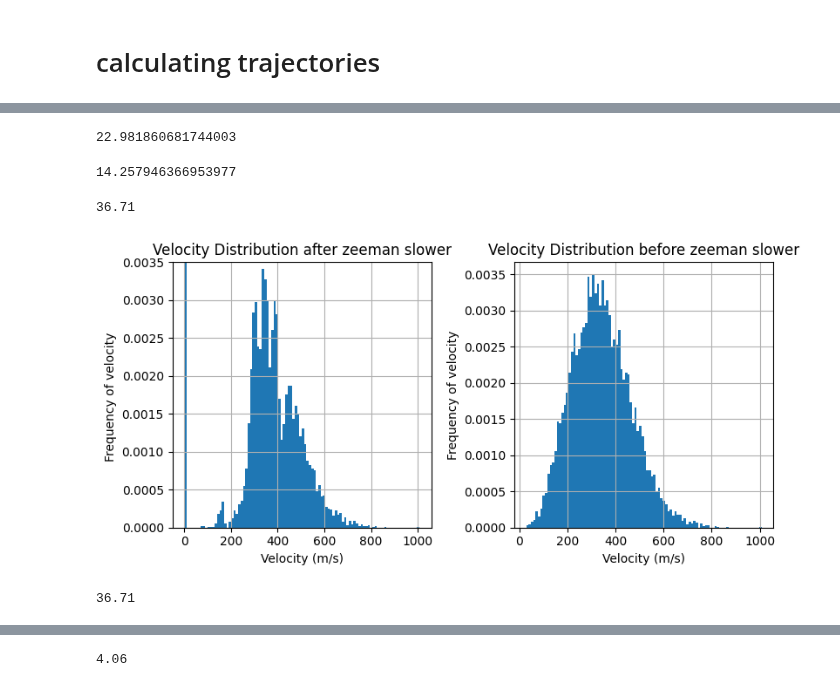
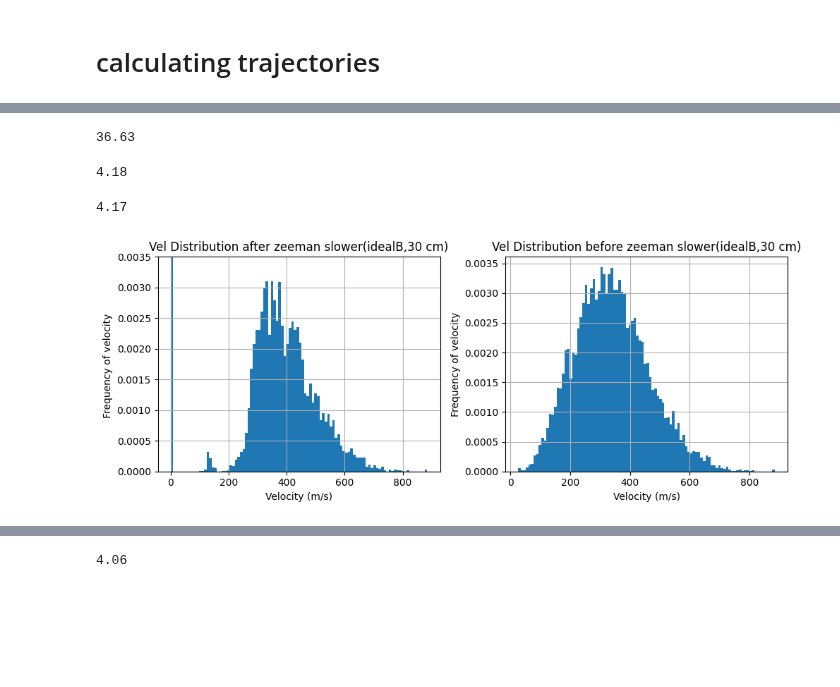
Before and after one commit to benfox4543/YB-zeeman-slower, a Jupyter notebook: zeeman slower_yb(fix after loosing good one).ipynb, the cells around one changed output, grey strips where cells are left out. Cells and saved outputs as stored; diff of their text form; code cells hidden in the pictures; blank space fills up the shorter version.

```diff
--- a/zeeman slower_yb(fix after loosing good one).ipynb
+++ b/zeeman slower_yb(fix after loosing good one).ipynb
@@ -277,6 +300,7 @@ linGrad = pylcp.magField(lambda R: bf(R))
 # %% [markdown]
 # calculating and ploting force proifle
 # %%
+#when using ideal magfield it has to be off due
 det = np.linspace(-30,0,100)
 
 force_profiles = {}
@@ -285,11 +309,11 @@ j  = 0
 b = 0
 
 laserBeams = pylcp.laserBeams([
-{'kvec':np.array([0, 0, -1]), 's': 5,'pol_coord':'spherical', 'pol':np.array([-1,0,1 ]), 'delta': (E_e_D2[2]-E_g_D2[0]) -15*gamma},],
+{'kvec':np.array([0, 0, -1]), 's': 5,'pol_coord':'spherical', 'pol':np.array([1,0,1]), 'delta': (E_e_D2[2]-E_g_D2[0]) - det[24]*gamma},],
 beam_type=pylcp.infinitePlaneWaveBeam)
-rateeq = pylcp.rateeq(laserBeams, linGrad, hamiltonian_D2, include_mag_forces=True)
+rateeq = pylcp.rateeq(laserBeams, linGrad, hamiltonian_D2, include_mag_forces=False)
 x = np.arange(0, 2*L, 0.5)/(x0)
-v = np.arange(0, 600,10)/vc
+v = np.arange(0, 1100,10)/vc
 
 
 X, V = np.meshgrid(x, v)
@@ -359,9 +385,9 @@ def find_nearest_value(lst, target):
     return nearest
 # %%
 # Constants
-k_B = 1.38065e-23  # Boltzmann constant in J/K
-mass_amu = 173  # Atomic mass of Yb-173
-mass_kg = mass_amu * 1.66054e-27  # Convert to kilograms
+k_B = cts.k  # Boltzmann constant in J/K
+ # Atomic mass of Yb-173
+mass_kg = mass_lab  # Convert to kilograms
 temperature = 405 + 273.15  # Convert Celsius to Kelvin
 
 # Velocity Probability Function
@@ -401,7 +425,7 @@ def simulate_trajectory(v_0, t_span,f_interp, mass_lab):
     for q in range(len(t_span)):
         dt = t_span[q] - di
 
-        if s > 0.23 or v_0 < 0:  # Break condition
+        if s > 0.3 or v_0 < 0:  # Break condition
             break
 
         # Interpolate the force profile
@@ -430,11 +454,11 @@ velocities[0]
 # %%
-v_z_n = []
+v_z = []
 z_t_n = []
 capture_effeciecency = []
 v_z_n = []
 t_n_all = []
 t_max = 0.05
-t_span = np.linspace(0, t_max, 10000)
+t_span = np.linspace(0, t_max, 1000000)
 
 #for key in force_profiles:
 f_interp = RegularGridInterpolator((np.array(v)*vc,np.array(x)*x0/100),rateeq.profile['Fz'].F[2]*Fc,method='linear')
@@ -445,11 +469,12 @@ for i in range(len(velocities)):
         v_t,x_t,t = simulate_trajectory(velocities[i], t_span, f_interp,mass_lab)
         v_z.append(v_t)
         z_t.append(x_t)
-c = 0
+
+c1 = 0
 for i in v_z:
         if i[-1] < 50:
-                c = c+1
-print(c)
-capture_effeciecency.append(c)
+                c1 = c1+1
+print(c1)
+capture_effeciecency.append(c1)
 #plt.plot(det,capture_effeciecency)
 # %% [output]
@@ -461,40 +482,38 @@ c/10000*100
+# %%
+print(3663*100/10000)
+c1*100/10000
+# %% [output]
+36.63
+4.18
 # %%
 final_velocity = []
 initial_velocity = []
 for i in v_z:
     final_velocity.append(i[-1])
     initial_velocity.append(i[0])
-# %%
-400**2/((2*1e-19/mass_lab))*100
-# %% [output]
-22.981860681744003
-# %%
-((144- 400)**2 +2*400*(144-350))/(2*(-1e-19/mass_lab))*100
-# %% [output]
-14.257946366953977
 # %%
 c = 0
-for i in v_z:
-        if i[-1] < 144:
-                c = c+1
+for i in initial_velocity:
+    if i < 144:
+        c = c+1
 print(c*100/10000)
 # %% [output]
-36.71
+4.17
 # %%
-fig, ax = plt.subplots(1, 2, figsize=(8, 4))
+fig, ax = plt.subplots(1, 2, figsize=(10, 4))
 
 ax[0].hist(final_velocity, bins=100, density=True)
 ax[1].hist(initial_velocity, bins=100, density=True)
 
 ax[0].grid()
 ax[1].grid()
-ax[0].set_title('Velocity Distribution after zeeman slower')
-ax[1].set_title('Velocity Distribution before zeeman slower')
+ax[0].set_title('Vel Distribution after zeeman slower(idealB,30 cm)')
+ax[1].set_title('Vel Distribution before zeeman slower(idealB,30 cm)')
 ax[0].set_ylabel('Frequency of velocity ')
 ax[1].set_xlabel('Velocity (m/s)' )
 ax[0].set_xlabel('Velocity (m/s)')
 ax[1].set_ylabel('Frequency of velocity')
 ax[0].set_ylim([0,0.0035])
 plt.tight_layout()
 # %% [output]
-[figure, old version]
+[figure, new version]
@@ -506,4 +519,0 @@ for i in final_velocity:
-# %%
-print(t*100/10000)
-# %% [output]
-36.71
```
Also changed, not shown: parts of 21 cells of this notebook.
